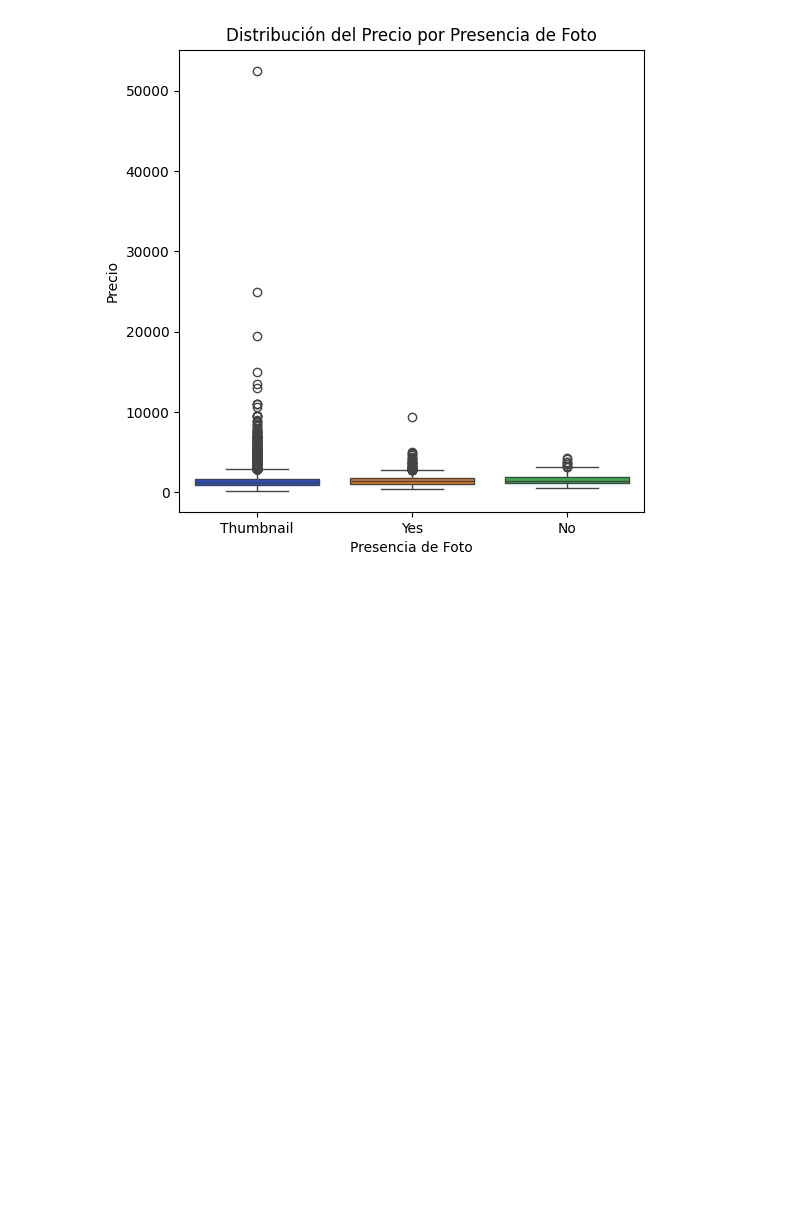
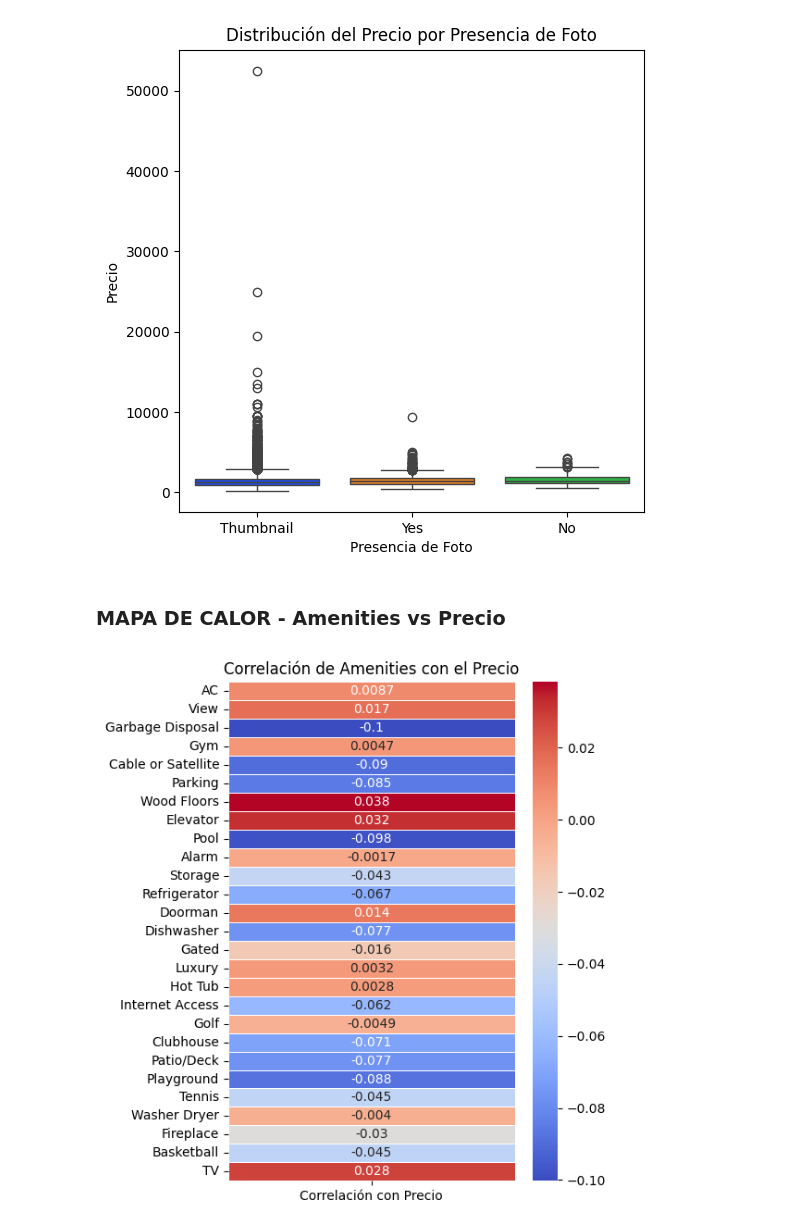
Before and after one commit to andresjulianbolivar/Proyecto1, a Jupyter notebook: Tarea 3/Preparacion_Datos.ipynb, the cells around one changed output. Saved outputs shown, nothing was run; the diff lists cells and outputs as text; code cells hidden in the pictures; blank space fills up the shorter version.

Commit message:
Se realiza un mapa de calor que muestra la correlacion entre cada amenity y el precio de los inmuebles

```diff
--- a/Tarea 3/Preparacion_Datos.ipynb
+++ b/Tarea 3/Preparacion_Datos.ipynb
@@ -148,3 +157,23 @@ Passing `palette` without assigning `hue` is deprecated and will be removed in v
 
   sns.boxplot(x=df_duplicado["has_photo"], y=df_duplicado["price"], palette='bright')
 [figure]
+# %% [markdown]
+### MAPA DE CALOR - Amenities vs Precio
+# %%
+amenities = ["AC", "View", "Garbage Disposal", "Gym", "Cable or Satellite", "Parking", "Wood Floors", "Elevator", "Pool", "Alarm", "Storage", "Refrigerator",
+             "Doorman", "Dishwasher", "Gated", "Luxury", "Hot Tub", "Internet Access", "Golf", "Clubhouse", "Patio/Deck", "Playground", "Tennis", "Washer Dryer",
+             "Fireplace", "Basketball", "TV"]
+
+# Matriz de correlación entre precio y los amenities
+df_amenities_corr = df[["price"] + amenities].corr().loc["price", amenities]
+
+# Convertir en DataFrame
+df_amenities_corr = df_amenities_corr.to_frame(name="Correlación con Precio")
+
+# Mapa de calor de la correlacion entre precio y amenities
+plt.figure(figsize=(5, 7))
+sns.heatmap(df_amenities_corr, annot=True, cmap="coolwarm", linewidths=0.5)
+plt.title("Correlación de Amenities con el Precio")
+plt.show()
+# %% [output]
+[figure, added]
```
Also changed, not shown: parts of 2 cells of this notebook.
